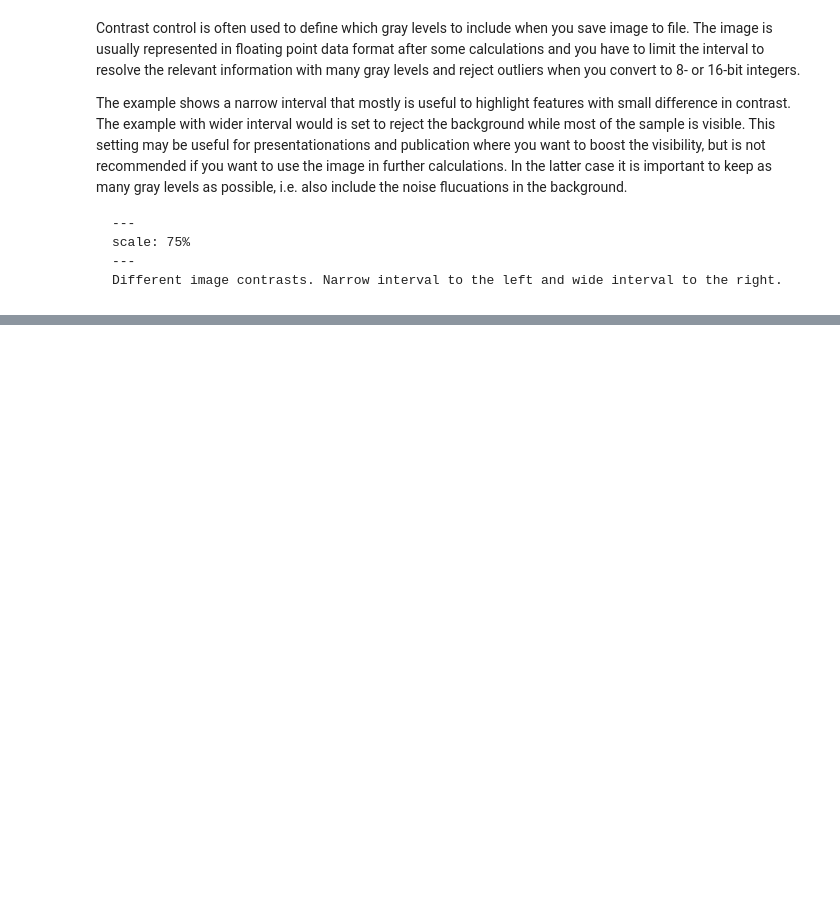
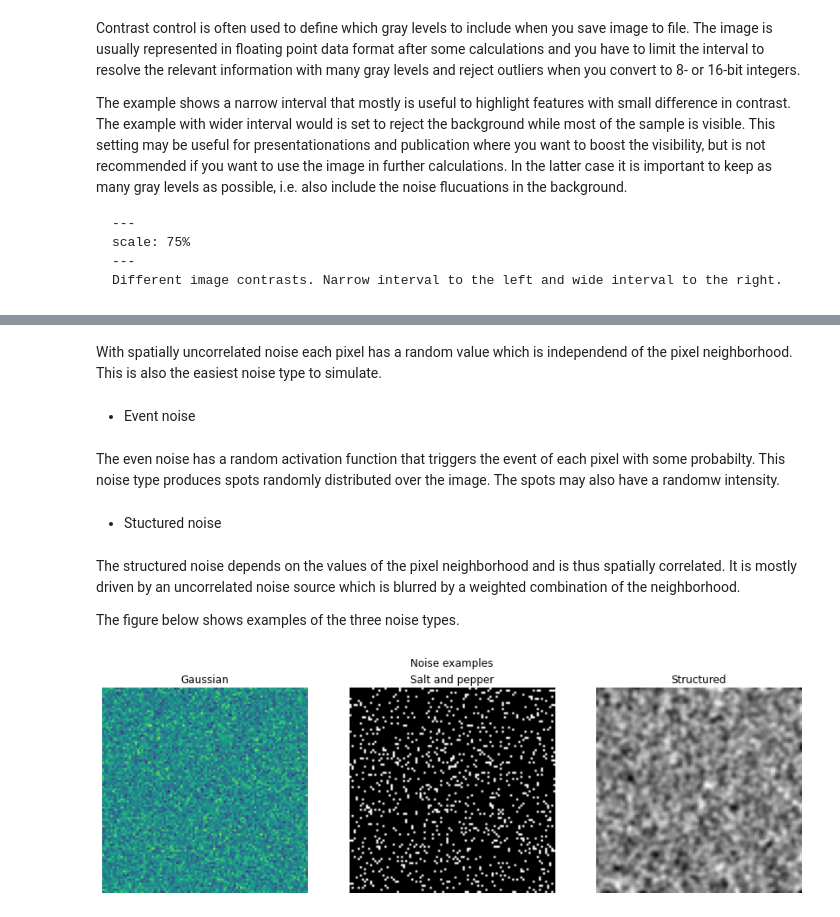
Before and after one commit to ImagingLectures/IAEA-eLearning2, a Jupyter notebook: lectures/01-Introduction2ImgProc/Introduction2Images.ipynb, the cells around one changed output, grey strips where cells are left out. Drawn from its saved outputs; the diff is of its cells as text; code cells hidden in the pictures; blank space fills up the shorter version.

```diff
--- a/lectures/01-Introduction2ImgProc/Introduction2Images.ipynb
+++ b/lectures/01-Introduction2ImgProc/Introduction2Images.ipynb
@@ -300,0 +419,21 @@ Different image contrasts. Narrow interval to the left and wide interval to the
+# %% [markdown]
+With spatially uncorrelated noise each pixel has a random value which is independend of the pixel neighborhood. This is also the easiest noise type to simulate.
+# %% [markdown]
+- Event noise
+# %% [markdown]
+The even noise has a random activation function that triggers the event of each pixel with some probabilty. This noise type produces spots randomly distributed over the image. The spots may also have a randomw intensity.
+# %% [markdown]
+- Stuctured noise
+# %% [markdown]
+The structured noise depends on the values of the pixel neighborhood and is thus spatially correlated. It is mostly driven by an uncorrelated noise source which is blurred by a weighted combination of the neighborhood.
+
+The figure below shows examples of the three noise types.
+# %%
+plt.figure(figsize=[12,4]);
+plt.suptitle('Noise examples')
+plt.subplot(1,3,1);plt.imshow(np.random.normal(0,1,[100,100])); plt.title('Gaussian');plt.axis('off');
+plt.subplot(1,3,2);plt.imshow(0.90<np.random.uniform(0,1,size=[100,100]),cmap='gray'); plt.title("Salt and pepper"),plt.axis('off');
+plt.subplot(1,3,3);plt.imshow(ski.filters.gaussian(np.random.normal(0,1,size=[100,100]),sigma=1),cmap='gray'); plt.title("Structured"),plt.axis('off');
+plt.tight_layout();
+# %% [output]
+[figure, added]
```
Also changed, not shown: parts of 68 cells of this notebook, 15 other files.
